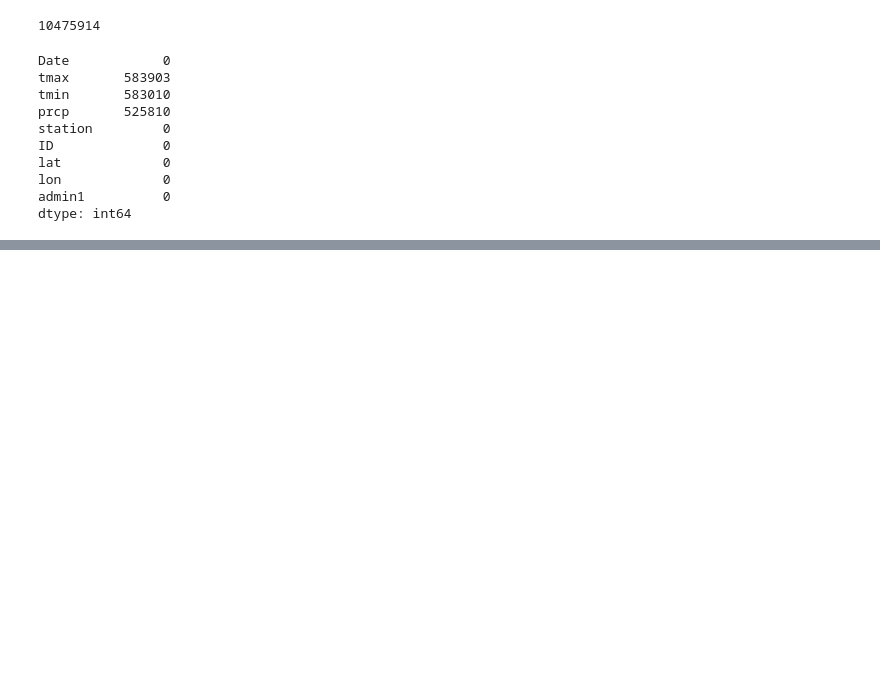
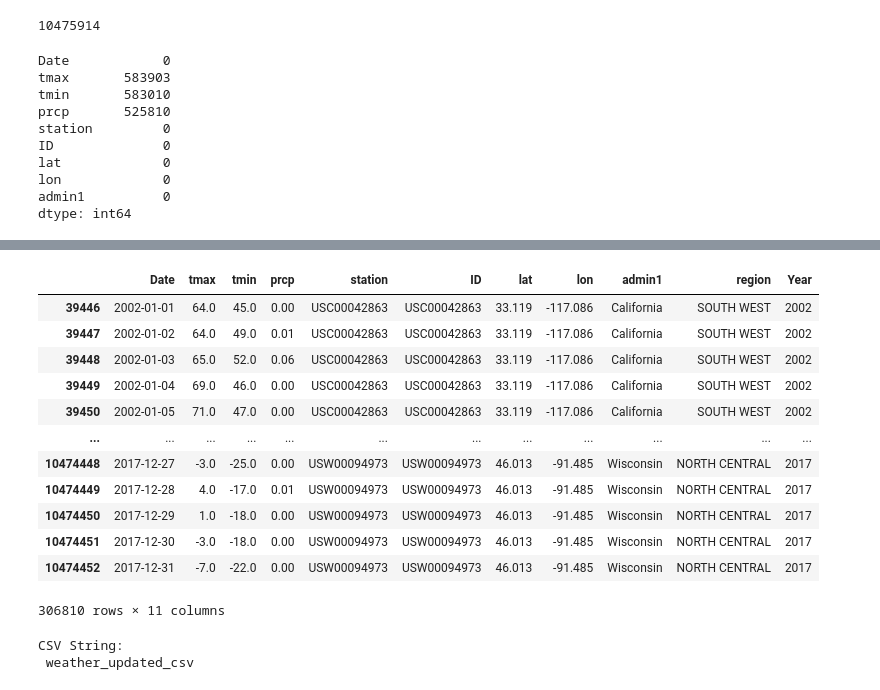
Before and after one commit to CaitlinC91/USDACENSUS_Capstone, a Jupyter notebook: notebooks/uscw.ipynb, the cells around one changed output, grey strips where cells are left out. Cells and saved outputs as stored; diff of their text form; code cells hidden in the pictures; blank space fills up the shorter version.

```diff
--- a/notebooks/uscw.ipynb
+++ b/notebooks/uscw.ipynb
@@ -316,0 +325,2 @@ maaan = maaan.to_csv('weather.csv', index = True)
+# %%
+weather_updated = weather[(weather['Year'] == '2017') | (weather['Year'] == '2012') | (weather['Year'] == '2007') | (weather['Year'] == '2002')]
@@ -316,0 +343,22 @@ maaan = maaan.to_csv('weather.csv', index = True)
+# %%
+weather_updated
+# %% [output]
+|  | Date | tmax | tmin | prcp | station | ID | lat | lon | admin1 | region | Year |
+| 39446 | 2002-01-01 | 64.0 | 45.0 | 0.00 | USC00042863 | USC00042863 | 33.119 | -117.086 | California | SOUTH WEST | 2002 |
+| 39447 | 2002-01-02 | 64.0 | 49.0 | 0.01 | USC00042863 | USC00042863 | 33.119 | -117.086 | California | SOUTH WEST | 2002 |
+| 39448 | 2002-01-03 | 65.0 | 52.0 | 0.06 | USC00042863 | USC00042863 | 33.119 | -117.086 | California | SOUTH WEST | 2002 |
+| 39449 | 2002-01-04 | 69.0 | 46.0 | 0.00 | USC00042863 | USC00042863 | 33.119 | -117.086 | California | SOUTH WEST | 2002 |
+| 39450 | 2002-01-05 | 71.0 | 47.0 | 0.00 | USC00042863 | USC00042863 | 33.119 | -117.086 | California | SOUTH WEST | 2002 |
+| ... | ... | ... | ... | ... | ... | ... | ... | ... | ... | ... | ... |
+| 10474448 | 2017-12-27 | -3.0 | -25.0 | 0.00 | USW00094973 | USW00094973 | 46.013 | -91.485 | Wisconsin | NORTH CENTRAL | 2017 |
+| 10474449 | 2017-12-28 | 4.0 | -17.0 | 0.01 | USW00094973 | USW00094973 | 46.013 | -91.485 | Wisconsin | NORTH CENTRAL | 2017 |
+| 10474450 | 2017-12-29 | 1.0 | -18.0 | 0.00 | USW00094973 | USW00094973 | 46.013 | -91.485 | Wisconsin | NORTH CENTRAL | 2017 |
+| 10474451 | 2017-12-30 | -3.0 | -18.0 | 0.00 | USW00094973 | USW00094973 | 46.013 | -91.485 | Wisconsin | NORTH CENTRAL | 2017 |
+| 10474452 | 2017-12-31 | -7.0 | -22.0 | 0.00 | USW00094973 | USW00094973 | 46.013 | -91.485 | Wisconsin | NORTH CENTRAL | 2017 |
+306810 rows × 11 columns
+# %%
+weather_updated.to_csv('weather_updated.csv', index = True)
+print('\nCSV String:\n', 'weather_updated_csv')
+# %% [output]
+CSV String:
+ weather_updated_csv
```
Also changed, not shown: parts of 10 cells of this notebook, 1 other file.
